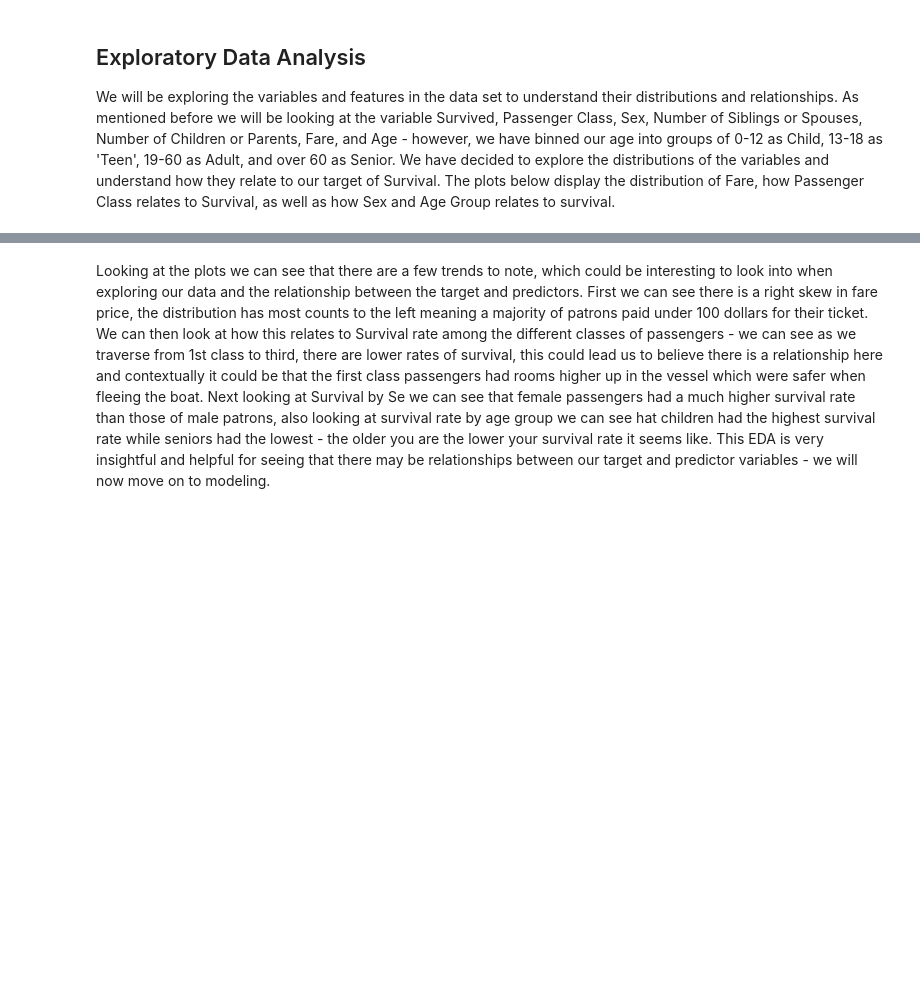
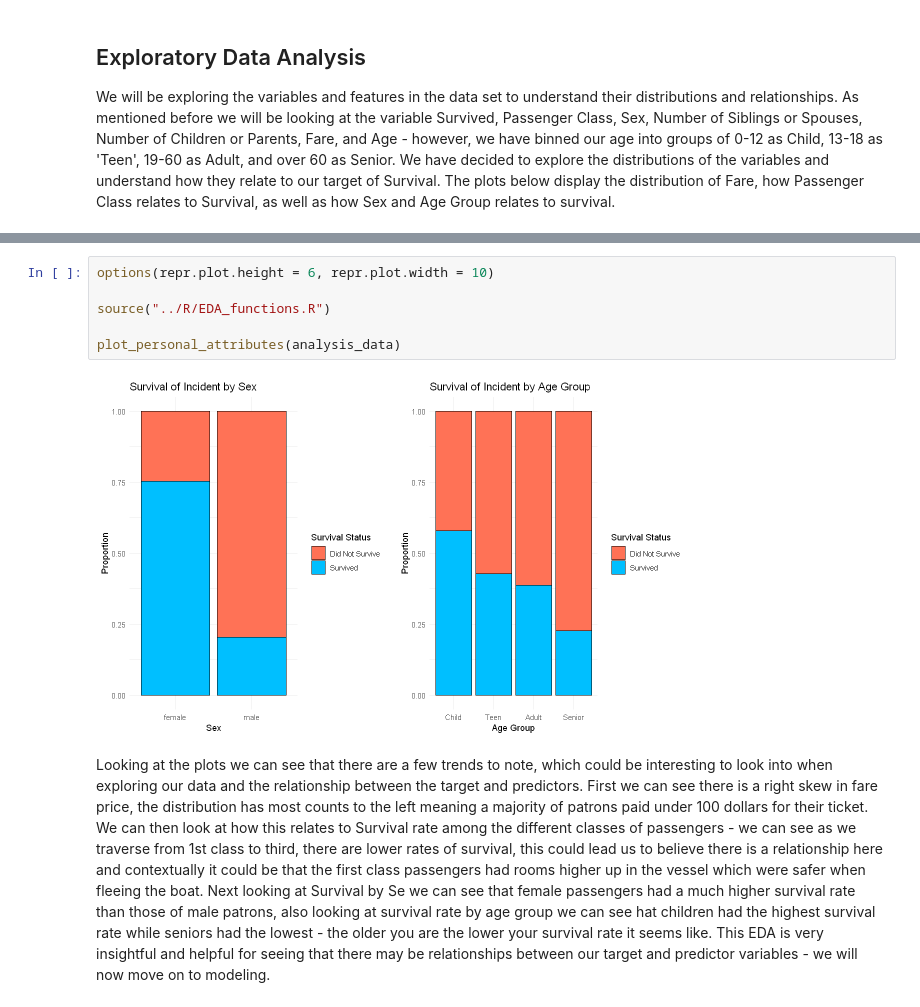
Before and after one commit to karan-khubdikar/Titanic_Survival_Analysis, a Jupyter notebook: src/analysis_titanic_survival.ipynb, the cells around one changed output, grey strips where cells are left out. Cells and saved outputs as stored; diff of their text form; blank space fills up the shorter version.

```diff
--- a/src/analysis_titanic_survival.ipynb
+++ b/src/analysis_titanic_survival.ipynb
@@ -145,3 +86,11 @@ grid.arrange(sex_plot, age_plot, ncol=2)
+# %%
+options(repr.plot.height = 6, repr.plot.width = 10)
+
+source("../R/EDA_functions.R")
+
+plot_personal_attributes(analysis_data)
+# %% [output]
+[figure, added]
 # %% [markdown]
 Looking at the plots we can see that there are a few trends to note, which could be interesting to look into when exploring our data and the relationship between the target and predictors. First we can see there is a right skew in fare price, the distribution has most counts to the left meaning a majority of patrons paid under 100 dollars for their ticket. We can then look at how this relates to Survival rate among the different classes of passengers - we can see as we traverse from 1st class to third, there are lower rates of survival, this could lead us to believe there is a relationship here and contextually it could be that the first class passengers had rooms higher up in the vessel which were safer when fleeing the boat. Next looking at Survival by Se we can see that female passengers had a much higher survival rate than those of male patrons, also looking at survival rate by age group we can see hat children had the highest survival rate while seniors had the lowest - the older you are the lower your survival rate it seems like. This EDA is very insightful and helpful for seeing that there may be relationships between our target and predictor variables - we will now move on to modeling.
 # %% [markdown]
```
Also changed, not shown: parts of 11 cells of this notebook, 1 other file.
